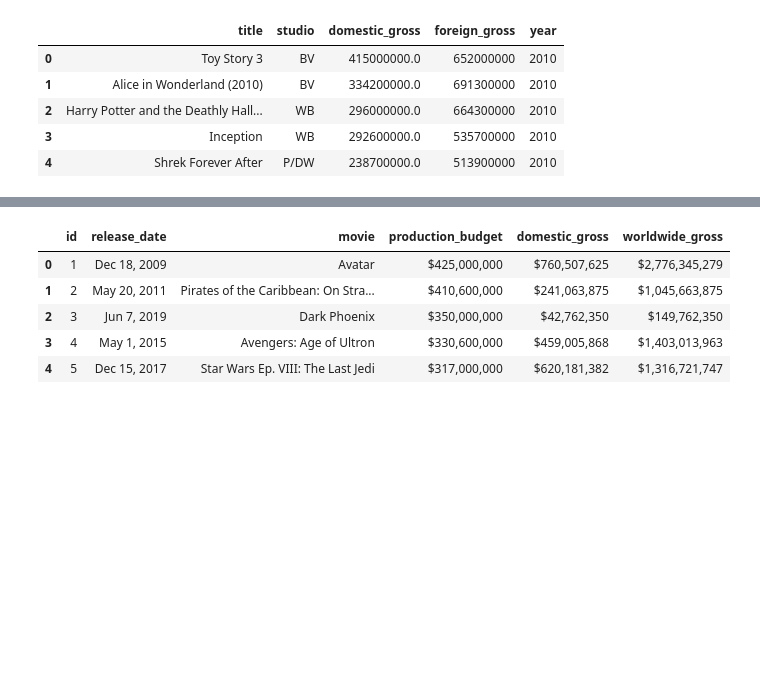
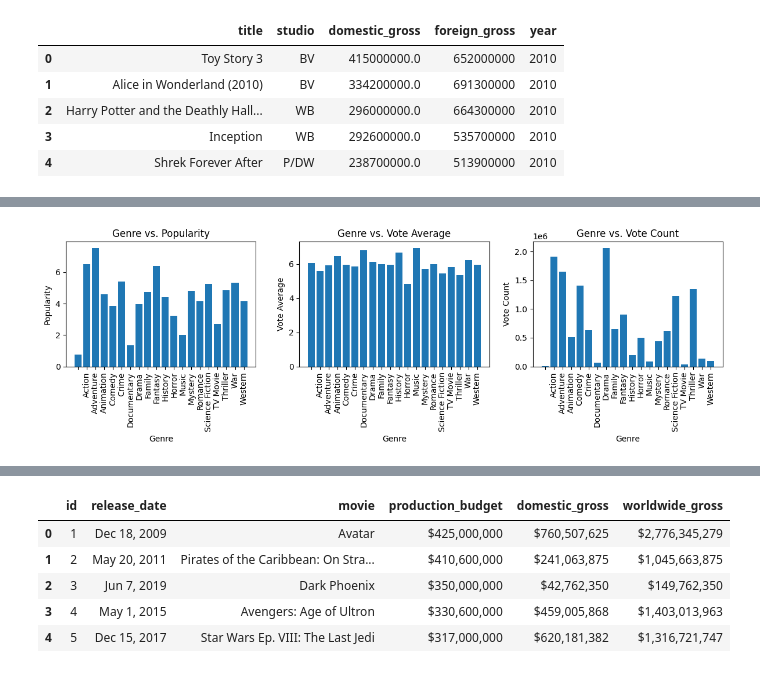
Before and after one commit to Omballa/movie_analysis, a Jupyter notebook: main.ipynb, the cells around one changed output, grey strips where cells are left out. Saved outputs shown, nothing was run; the diff lists cells and outputs as text; code cells hidden in the pictures; blank space fills up the shorter version.

```diff
--- a/main.ipynb
+++ b/main.ipynb
@@ -64,0 +340,40 @@ movies.head()
+# %%
+movies = movies.explode('genre_ids')
+
+# Group the data by genre and calculate the mean popularity, mean vote_average, and sum of vote_count
+genre_stats = movies.groupby('genre_ids').agg({'popularity': 'mean', 'vote_average': 'mean', 'vote_count': 'sum'}).reset_index()
+
+# Create the plots
+plt.figure(figsize=(12, 4))
+
+# Chart 1: Genre vs. Popularity
+plt.subplot(1, 3, 1)
+plt.bar(genre_stats['genre_ids'], genre_stats['popularity'])
+plt.xlabel('Genre')
+plt.ylabel('Popularity')
+plt.title('Genre vs. Popularity')
+plt.xticks(rotation=90)
+
+# Chart 2: Genre vs. Vote Average
+plt.subplot(1, 3, 2)
+plt.bar(genre_stats['genre_ids'], genre_stats['vote_average'])
+plt.xlabel('Genre')
+plt.ylabel('Vote Average')
+plt.title('Genre vs. Vote Average')
+plt.xticks(rotation=90)
+
+# Chart 3: Genre vs. Vote Count
+plt.subplot(1, 3, 3)
+plt.bar(genre_stats['genre_ids'], genre_stats['vote_count'])
+plt.xlabel('Genre')
+plt.ylabel('Vote Count')
+plt.title('Genre vs. Vote Count')
+plt.xticks(rotation=90)
+
+# Adjust layout
+plt.tight_layout()
+
+# Show the plots
+plt.show()
+# %% [output]
+[figure, added]
```
Also changed, not shown: parts of 17 cells of this notebook, 2 other files.
